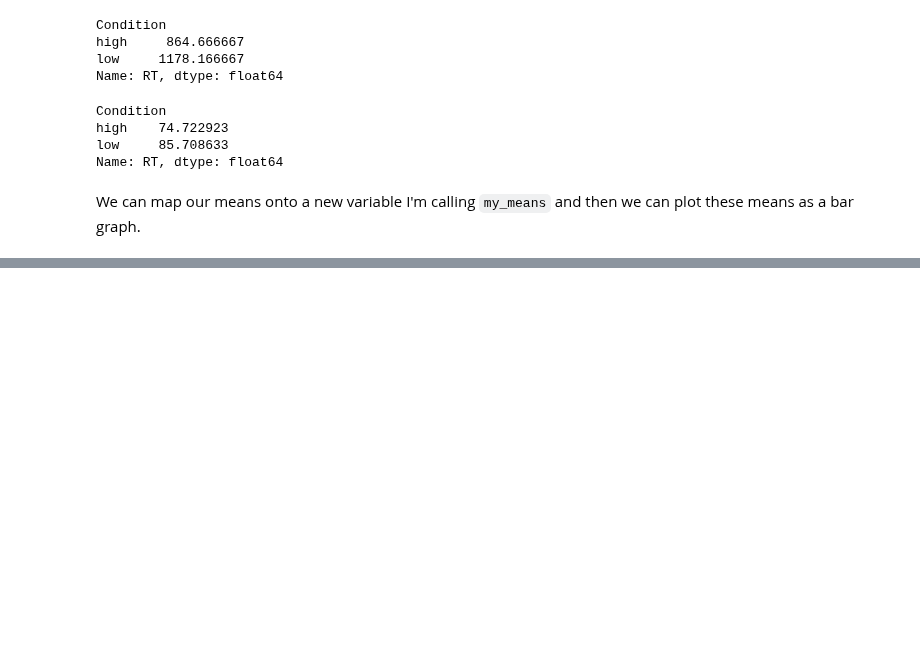
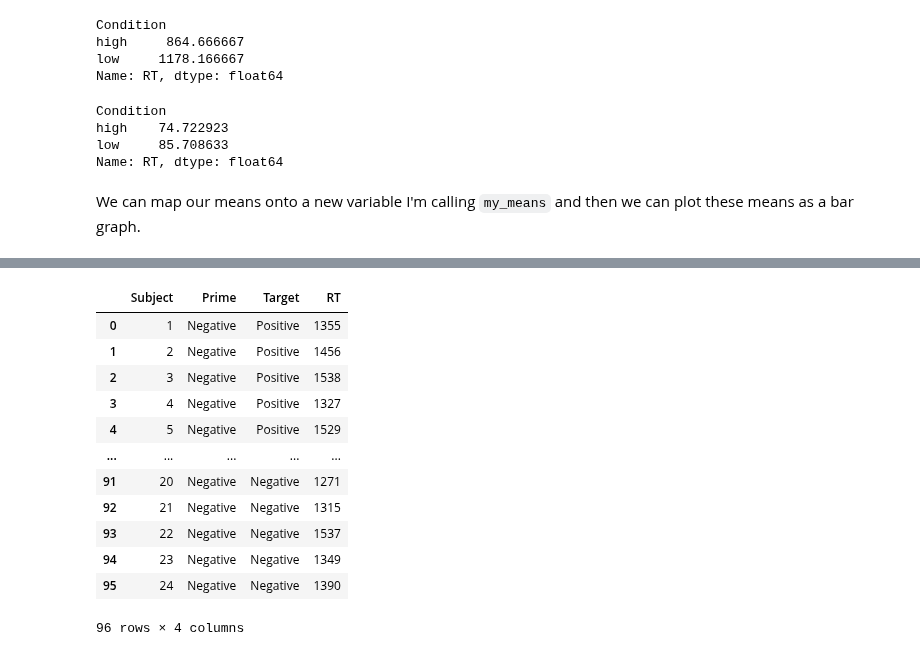
Before and after one commit to ajstewartlang/02_intro_to_python_programming, a Jupyter notebook: _build/jupyter_execute/pandas.ipynb, the cells around one changed output, grey strips where cells are left out. Saved outputs shown, nothing was run; the diff lists cells and outputs as text; code cells hidden in the pictures; blank space fills up the shorter version.

```diff
--- a/_build/jupyter_execute/pandas.ipynb
+++ b/_build/jupyter_execute/pandas.ipynb
@@ -99,0 +206,16 @@ my_means.plot(kind = 'bar')
+# %%
+factorial_anova_data
+# %% [output]
+|  | Subject | Prime | Target | RT |
+| 0 | 1 | Negative | Positive | 1355 |
+| 1 | 2 | Negative | Positive | 1456 |
+| 2 | 3 | Negative | Positive | 1538 |
+| 3 | 4 | Negative | Positive | 1327 |
+| 4 | 5 | Negative | Positive | 1529 |
+| ... | ... | ... | ... | ... |
+| 91 | 20 | Negative | Negative | 1271 |
+| 92 | 21 | Negative | Negative | 1315 |
+| 93 | 22 | Negative | Negative | 1537 |
+| 94 | 23 | Negative | Negative | 1349 |
+| 95 | 24 | Negative | Negative | 1390 |
+96 rows × 4 columns
```
Also changed, not shown: parts of 36 cells of this notebook, 15 other files.
